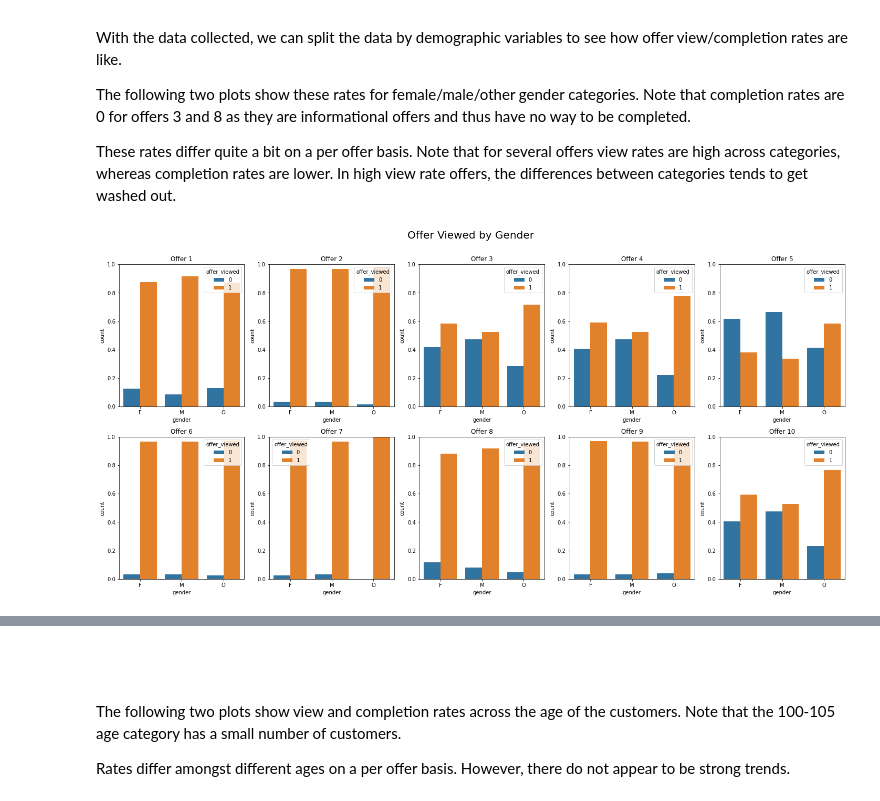
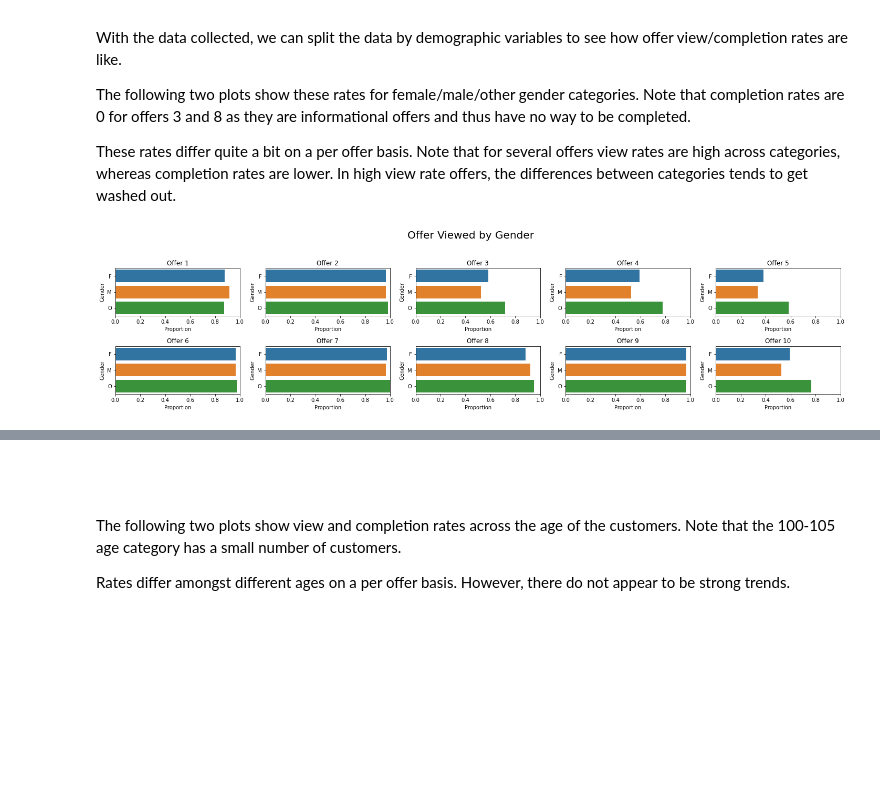
Before and after one commit to andrewKOwong/dsnd-starbucks, a Jupyter notebook: notebook-EDA.ipynb, the cells around one changed output, grey strips where cells are left out. Drawn from its saved outputs; the diff is of its cells as text; code cells hidden in the pictures; blank space fills up the shorter version.

```diff
--- a/notebook-EDA.ipynb
+++ b/notebook-EDA.ipynb
@@ -583,29 +637,30 @@ These rates differ quite a bit on a per offer basis. Note that for several offer
 # %%
 # See https://stackoverflow.com/questions/34615854/seaborn-countplot-with-normalized-y-axis-per-group
 # Answer by usermay14
 
 # Offer viewed by gender.
-fig, ax = plt.subplots(2,5, figsize=(20,10))
+fig, ax = plt.subplots(2,5, figsize=(20,5))
 ax = ax.flatten()
 
 for i, offer in enumerate(viewed_customers):
     (offer.groupby('gender')['offer_viewed']
           .value_counts(normalize=True)
-          .rename('count')
+          .rename('Proportion')
           .reset_index()
+          .query('offer_viewed == 1')
           .pipe((sns.barplot, 'data'),
                 ax=ax[i],
-                x='gender',
-                hue='offer_viewed',
-                y='count')
+                y='gender',
+                x='Proportion')
     )
 
     ax[i].set_title(f"Offer {i+1}")
-    ax[i].set_ylim((0,1))
+    ax[i].set_ylabel("Gender")
+    ax[i].set_xlim((0,1))
 
 fig.suptitle('Offer Viewed by Gender \n', size=20);
 plt.tight_layout()
 # %% [output]
-[figure, old version]
+[figure, new version]
 # %%
 # Offer complete by gender.
```
Also changed, not shown: parts of 18 cells of this notebook.
